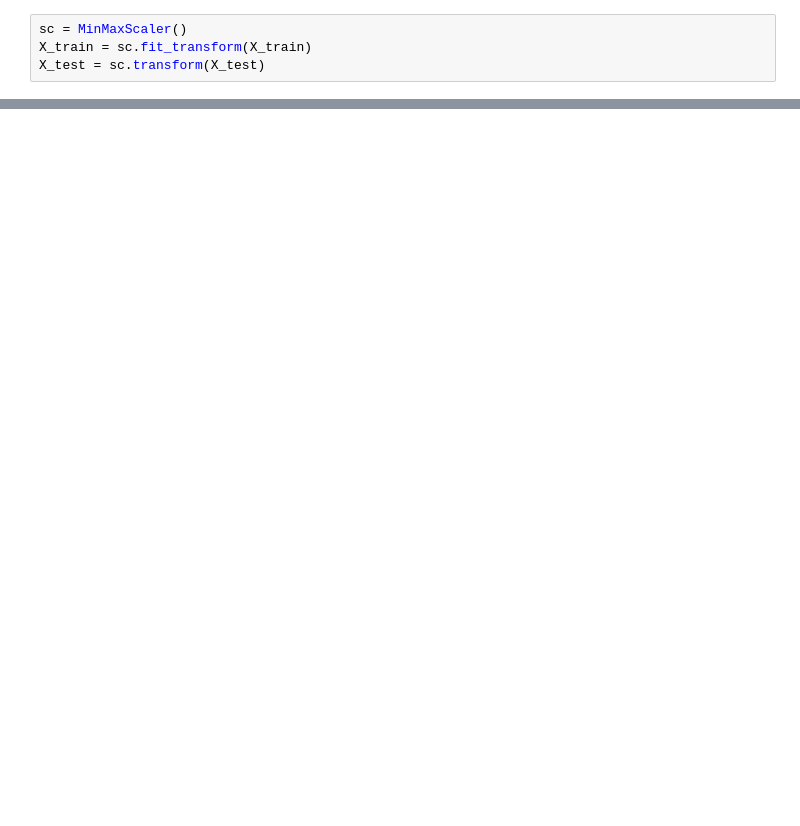
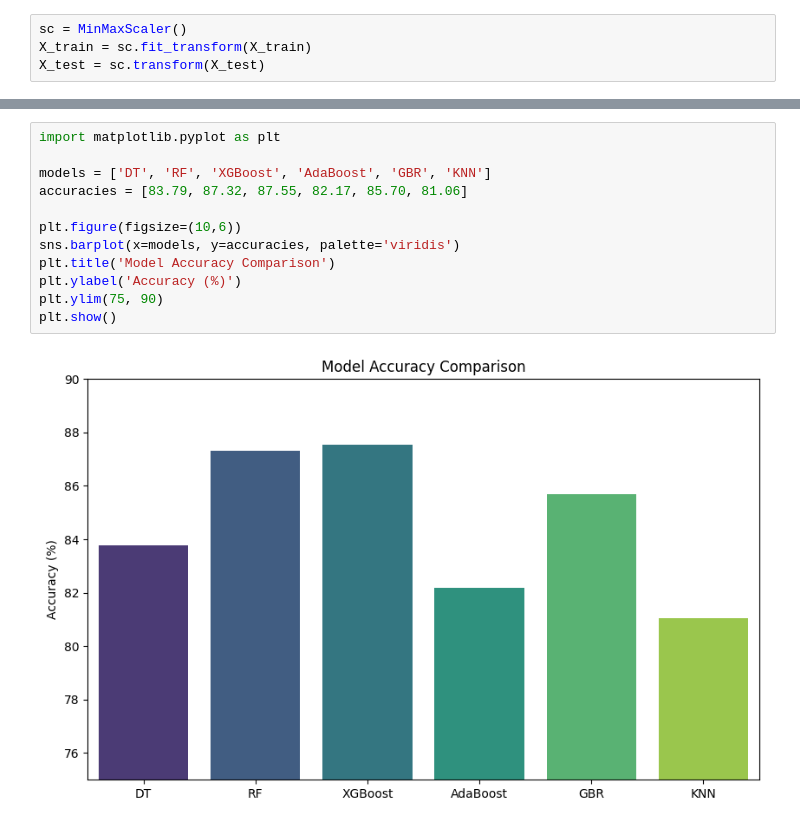
Before and after one commit to meet-vasita/Telemarketing_Classification_Model, a Jupyter notebook: Model.ipynb, the cells around one changed output, grey strips where cells are left out. Drawn from its saved outputs; the diff is of its cells as text; blank space fills up the shorter version.

```diff
--- a/Model.ipynb
+++ b/Model.ipynb
@@ -413,0 +470,14 @@ X_test = sc.transform(X_test)
+# %%
+import matplotlib.pyplot as plt
+
+models = ['DT', 'RF', 'XGBoost', 'AdaBoost', 'GBR', 'KNN']
+accuracies = [83.79, 87.32, 87.55, 82.17, 85.70, 81.06]
+
+plt.figure(figsize=(10,6))
+sns.barplot(x=models, y=accuracies, palette='viridis')
+plt.title('Model Accuracy Comparison')
+plt.ylabel('Accuracy (%)')
+plt.ylim(75, 90)
+plt.show()
+# %% [output]
+[figure, added]
```
Also changed, not shown: parts of 14 cells of this notebook, 1 other file.
